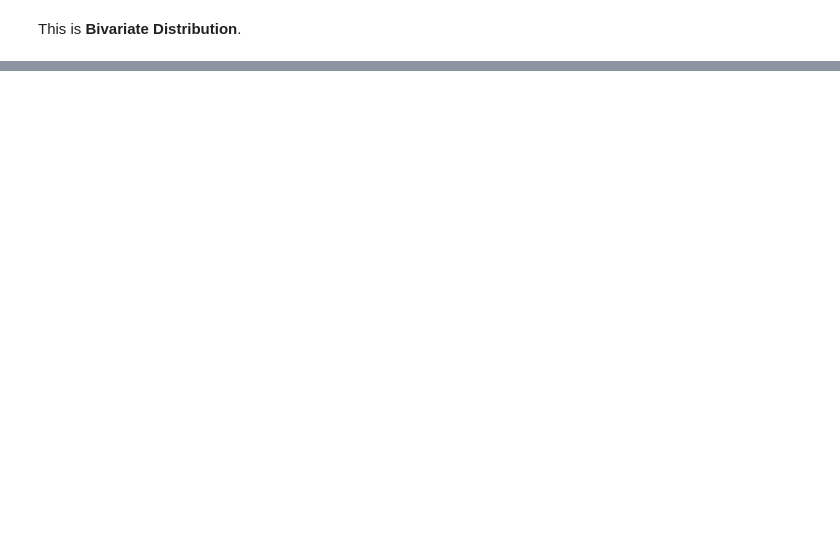
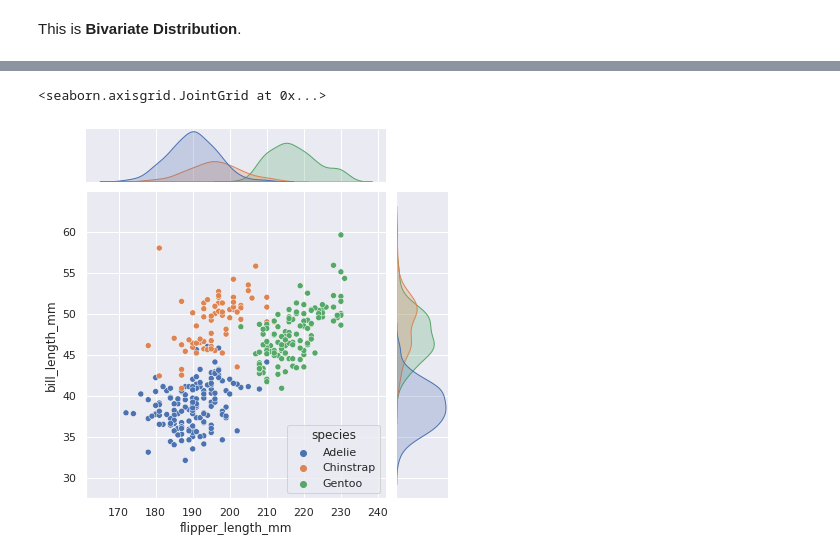
Before and after one commit to Sa-kshi4897/Seaborn, a Jupyter notebook: seaborn.ipynb, the cells around one changed output, grey strips where cells are left out. Cells and saved outputs as stored; diff of their text form; code cells hidden in the pictures; blank space fills up the shorter version.

```diff
--- a/seaborn.ipynb
+++ b/seaborn.ipynb
@@ -118,0 +122,3 @@ with sns.axes_style('white'):
+# %%
+d = sns.load_dataset('penguins')
+d.head()
@@ -118,0 +132,5 @@ with sns.axes_style('white'):
+# %%
+sns.jointplot(data=d,x='flipper_length_mm',y='bill_length_mm',hue='species')
+# %% [output]
+<seaborn.axisgrid.JointGrid at 0x...>
+[figure, added]
```
Also changed, not shown: parts of 9 cells of this notebook.
